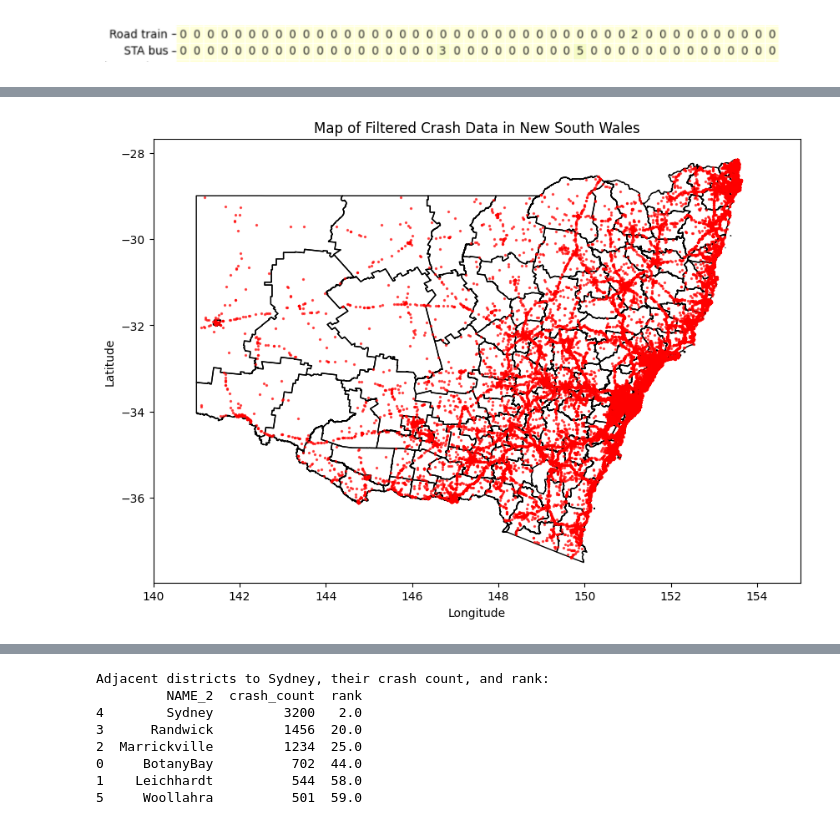
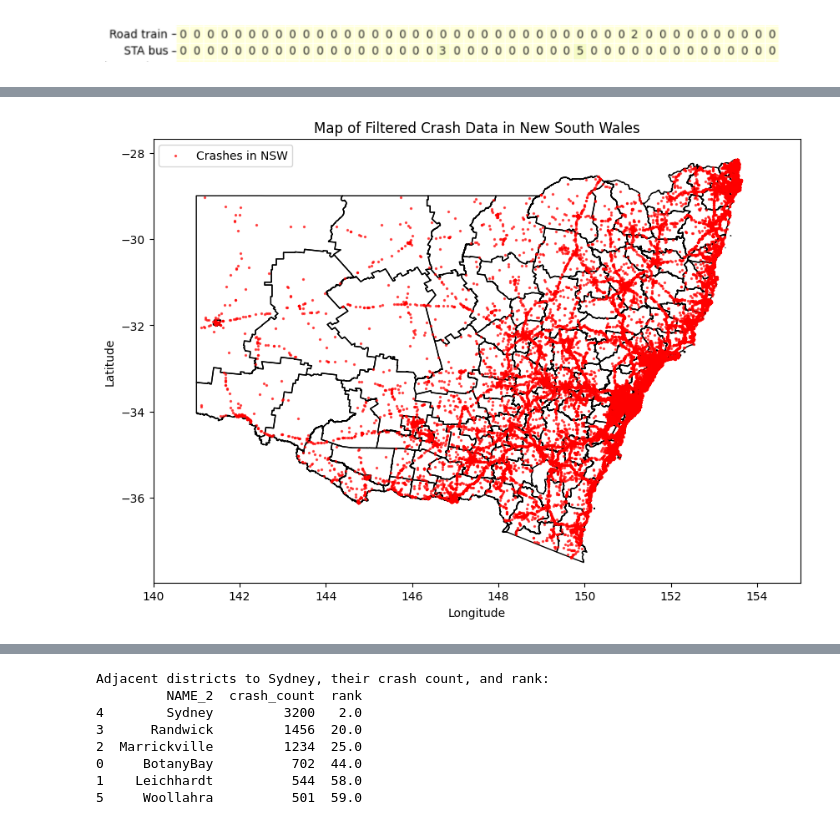
Before and after one commit to Yuyun-Zhou/open-data-project, a Jupyter notebook: crash.ipynb, the cells around one changed output, grey strips where cells are left out. Saved outputs shown, nothing was run; the diff lists cells and outputs as text; code cells hidden in the pictures.

```diff
--- a/crash.ipynb
+++ b/crash.ipynb
@@ -255,36 +259,36 @@ nsw_longitude_range = (140, 154)  # Approximate range for NSW
 nsw_latitude_range = (-38, -28)   # Approximate range for NSW
 
 # Filter the data for crashes within the NSW range
 filtered_data = crash_data[
     (crash_data['Longitude'] >= nsw_longitude_range[0]) &
     (crash_data['Longitude'] <= nsw_longitude_range[1]) &
     (crash_data['Latitude'] >= nsw_latitude_range[0]) &
     (crash_data['Latitude'] <= nsw_latitude_range[1])
 ]
 
 filtered_points = gpd.GeoDataFrame(filtered_data, geometry=gpd.points_from_xy(filtered_data['Longitude'], filtered_data['Latitude']))
 
 geojson_file = './australia.json'  # Adjust the filename if needed
 gdf = gpd.read_file(geojson_file)
 
 nsw_gdf = gdf[gdf['NAME_1'] == 'NewSouthWales']
 
 # Plot the NSW boundary
 fig, axs = plt.subplots(figsize=(10, 8))
 nsw_gdf.boundary.plot(ax=axs, color='black', linewidth=1)
 
-filtered_points.plot(ax=axs, marker='o', markersize=2, alpha=0.6, color='red', zorder=2)
+filtered_points.plot(ax=axs, marker='o', markersize=2, alpha=0.6, color='red', zorder=2, label='Crashes in NSW')
 
 axs.set_xlim(left=nsw_longitude_range[0], right=155)
 
 axs.set_title('Map of Filtered Crash Data in New South Wales')
 axs.set_xlabel('Longitude')
 axs.set_ylabel('Latitude')
-
+axs.legend()
 # Show the plot
 plt.show()
 # %% [output]
-[figure, old version]
+[figure, new version]
 # %%
 # Ensure CRS is set and consistent
 if filtered_points.crs is None:
```
Also changed, not shown: parts of 9 cells of this notebook.
